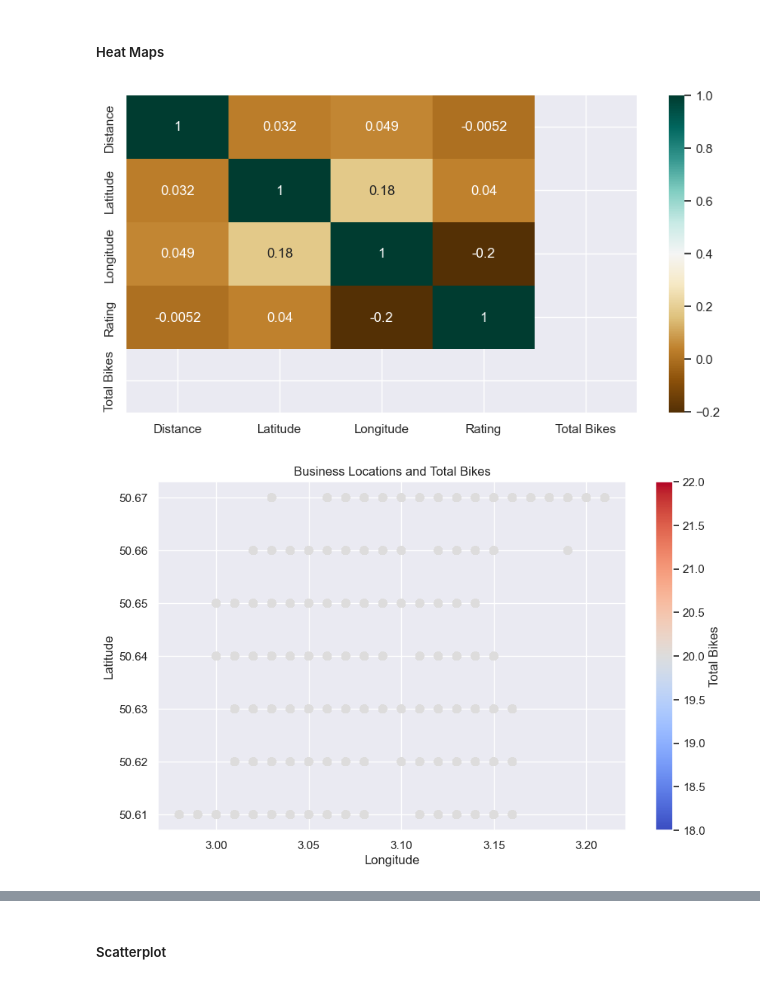
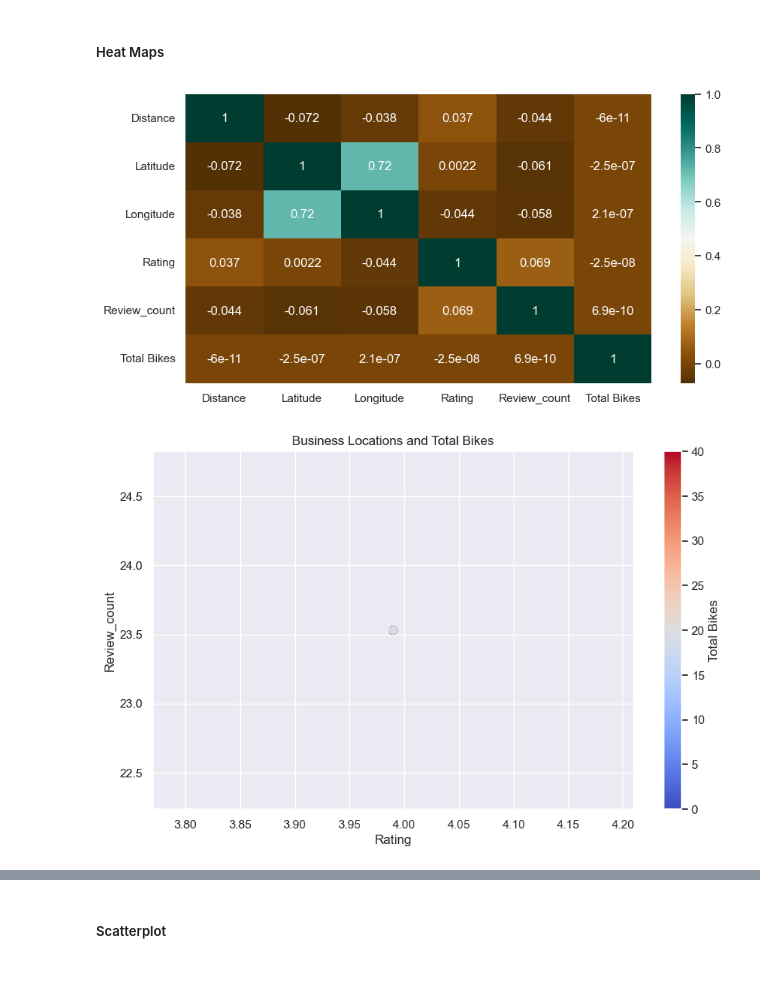
Before and after one commit to Franchertz/Project-Statistical-Modelling-with-Python, a Jupyter notebook: notebooks/joining_data.ipynb, the cells around one changed output, grey strips where cells are left out. Drawn from its saved outputs; the diff is of its cells as text; code cells hidden in the pictures.

```diff
--- a/notebooks/joining_data.ipynb
+++ b/notebooks/joining_data.ipynb
@@ -643,0 +1562,4 @@ Plot different features against one another (scatter), against frequency (histog
+# %%
+# Fill missing values in 'Address' with 'Lille'
+merged_dfx['Address'].fillna('Lille', inplace=True)
+merged_dfx.info()
@@ -643,0 +1583,5 @@ Plot different features against one another (scatter), against frequency (histog
+# %%
+# Fill missing values in 'Latitude' with the mean of 'Latitude'
+mean_latitude = merged_dfx['Latitude'].mean()
+merged_dfx['Latitude'].fillna(mean_latitude, inplace=True)
+merged_dfx.info()
@@ -643,0 +1605,5 @@ Plot different features against one another (scatter), against frequency (histog
+# %%
+# Fill missing values in 'Longitude' with the mean of 'Latitude'
+mean_longitude = merged_dfx['Longitude'].mean()
+merged_dfx['Longitude'].fillna(mean_longitude, inplace=True)
+merged_dfx.info()
@@ -643,0 +1673,9 @@ Plot different features against one another (scatter), against frequency (histog
+# %%
+# Round 'Distance, Latitude, Longitude, Rating, Review_count and Total Bikes' to 2 decimal places using .loc
+merged_dfx.loc[:, 'Distance'] = merged_dfx['Distance'].round(2)
+merged_dfx.loc[:, 'Latitude'] = merged_dfx['Latitude'].round(2)
+merged_dfx.loc[:, 'Longitude'] = merged_dfx['Longitude'].round(2)
+merged_dfx.loc[:, 'Rating'] = merged_dfx['Rating'].round(2)
+merged_dfx.loc[:, 'Review_count'] = merged_dfx['Review_count'].round(2)
+merged_dfx.loc[:, 'Total Bikes'] = merged_dfx['Total Bikes'].round(2)
+merged_dfx
@@ -711,20 +1778,20 @@ plt.xlabel('Latitude');
 ##### Heat Maps
 # %%
 plt.figure(figsize=(10,5))
-c= data_joined_new.corr()
+c= merged_dfx.corr()
 sns.heatmap(c,cmap="BrBG",annot=True)
 c
 
 import matplotlib.pyplot as plt
 
 # Create a scatter plot for latitude and longitude
 plt.figure(figsize=(10, 6))
-plt.scatter(data_joined_new['Longitude'], data_joined_new['Latitude'], c=data_joined_new['Total Bikes'], cmap='coolwarm', s=50)
+plt.scatter(merged_dfx['Rating'], merged_dfx['Review_count'], c=merged_df['Total Bikes'], cmap='coolwarm', s=50)
 plt.title('Business Locations and Total Bikes')
-plt.xlabel('Longitude')
-plt.ylabel('Latitude')
+plt.xlabel('Rating')
+plt.ylabel('Review_count')
 plt.colorbar(label='Total Bikes')
 plt.show()
 # %% [output]
-[figure, old version]
+[figure, new version]
-[figure, old version]
+[figure, new version]
```
Also changed, not shown: parts of 163 cells of this notebook, 21 other files.
